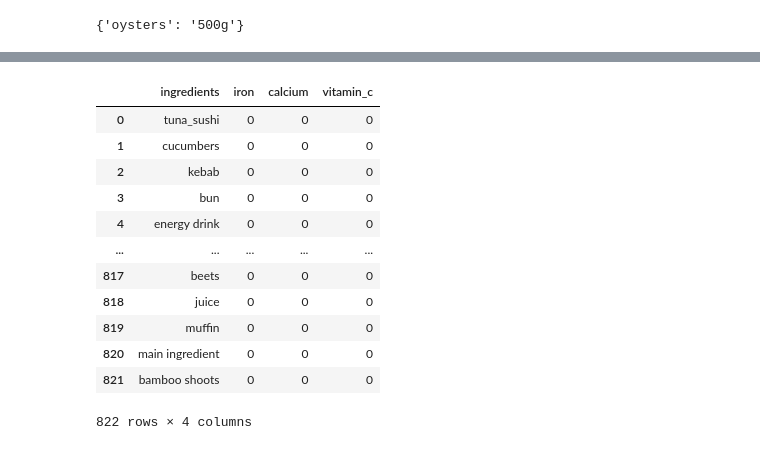
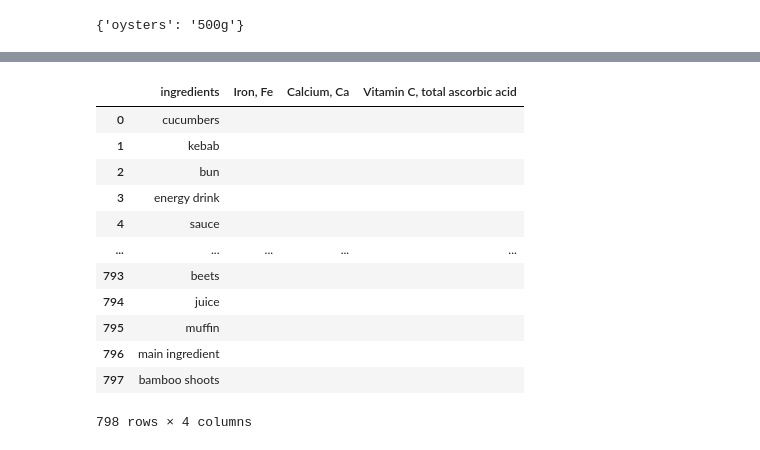
Before and after one commit to chelseanbr/smolvlm-nutrition-vqa, a Jupyter notebook: notebooks/01-get-iron.ipynb, the cells around one changed output, grey strips where cells are left out. Cells and saved outputs as stored; diff of their text form; code cells hidden in the pictures.

```diff
--- a/notebooks/01-get-iron.ipynb
+++ b/notebooks/01-get-iron.ipynb
@@ -86,22 +86,24 @@ len(ingredients)=822
  'yogurt',
  'zucchini'}
 # %%
-num_ingredients = len(ingredients)
-initial_vals = [0] * num_ingredients
-ingredients_df = {'ingredients': list(ingredients), 'iron': initial_vals, 'calcium': initial_vals, 'vitamin_c': initial_vals}
+nutrient_names = ['Iron, Fe', 'Calcium, Ca', 'Vitamin C, total ascorbic acid']
+
+ingredients_df = {'ingredients': list(ingredients)}
 ingredients_df = pd.DataFrame(ingredients_df)
+for name in nutrient_names:
+    ingredients_df[name] = ''
 ingredients_df
 # %% [output]
-|  | ingredients | iron | calcium | vitamin_c |
-| 0 | tuna_sushi | 0 | 0 | 0 |
-| 1 | cucumbers | 0 | 0 | 0 |
-| 2 | kebab | 0 | 0 | 0 |
-| 3 | bun | 0 | 0 | 0 |
-| 4 | energy drink | 0 | 0 | 0 |
+|  | ingredients | Iron, Fe | Calcium, Ca | Vitamin C, total ascorbic acid |
+| 0 | cucumbers |  |  |  |
+| 1 | kebab |  |  |  |
+| 2 | bun |  |  |  |
+| 3 | energy drink |  |  |  |
+| 4 | sauce |  |  |  |
 | ... | ... | ... | ... | ... |
-| 817 | beets | 0 | 0 | 0 |
-| 818 | juice | 0 | 0 | 0 |
-| 819 | muffin | 0 | 0 | 0 |
-| 820 | main ingredient | 0 | 0 | 0 |
-| 821 | bamboo shoots | 0 | 0 | 0 |
+| 793 | beets |  |  |  |
+| 794 | juice |  |  |  |
+| 795 | muffin |  |  |  |
+| 796 | main ingredient |  |  |  |
+| 797 | bamboo shoots |  |  |  |
-822 rows × 4 columns
+798 rows × 4 columns
```
Also changed, not shown: parts of 11 cells of this notebook, 1 other file.
